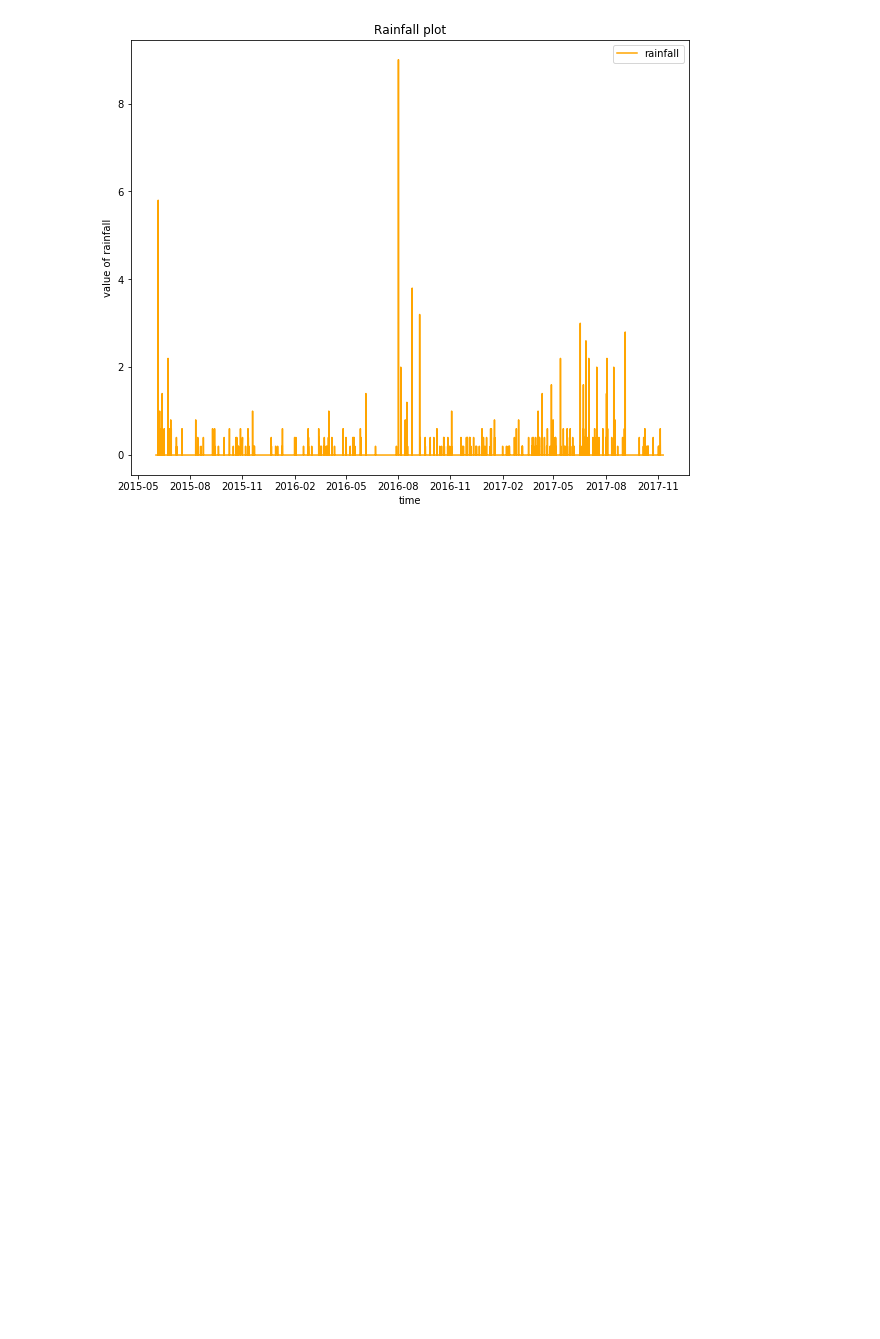
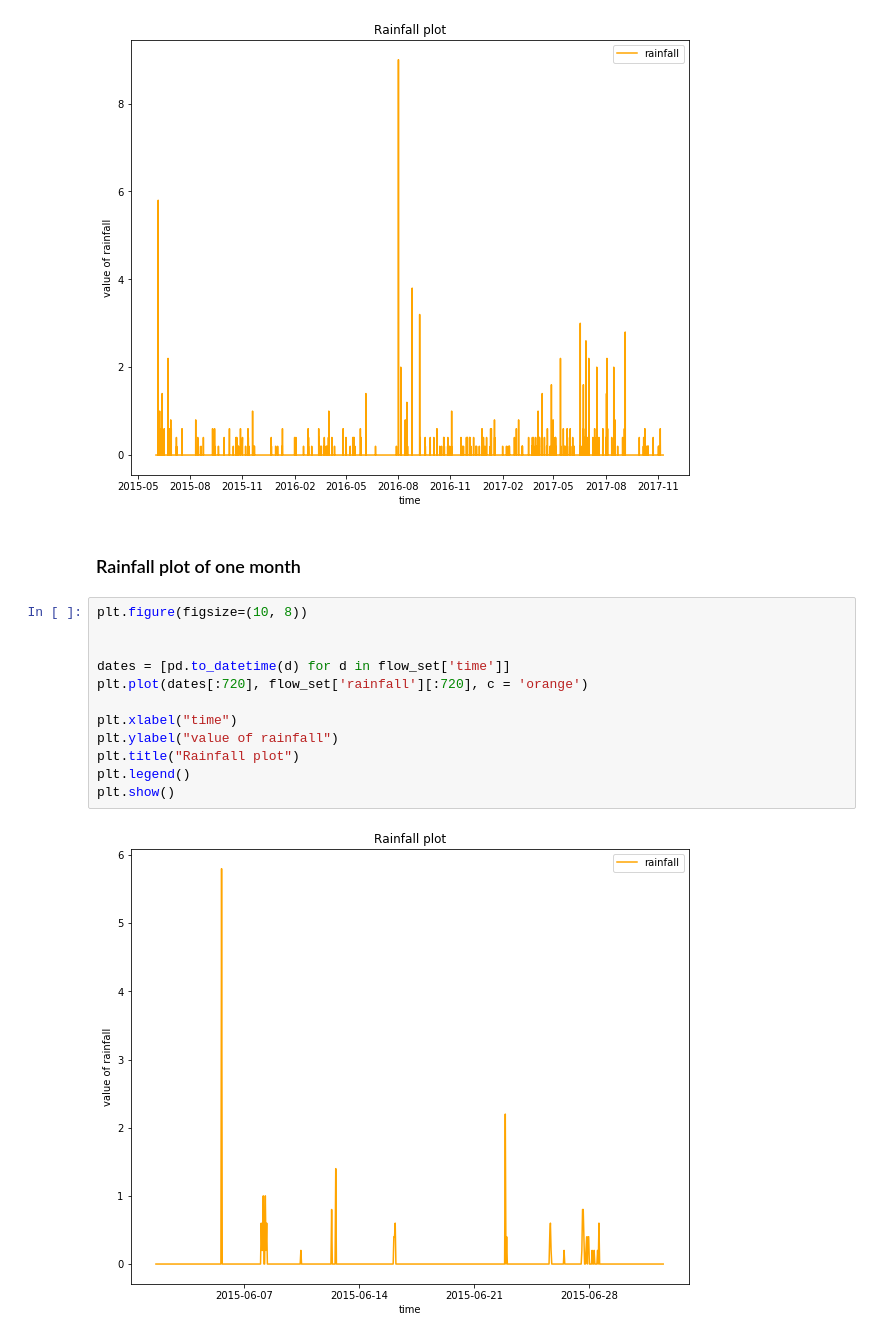
Before and after one commit to efemeryds/flow_exploration, a Jupyter notebook: notebooks/tree-regression-with-rainfall.ipynb, the cells around one changed output. Drawn from its saved outputs; the diff is of its cells as text; blank space fills up the shorter version.

```diff
--- a/notebooks/tree-regression-with-rainfall.ipynb
+++ b/notebooks/tree-regression-with-rainfall.ipynb
@@ -114,3 +114,19 @@ plt.legend()
 plt.show()
 # %% [output]
 [figure]
+# %% [markdown]
+### Rainfall plot of one month
+# %%
+plt.figure(figsize=(10, 8))
+
+
+dates = [pd.to_datetime(d) for d in flow_set['time']]
+plt.plot(dates[:720], flow_set['rainfall'][:720], c = 'orange')
+
+plt.xlabel("time")
+plt.ylabel("value of rainfall")
+plt.title("Rainfall plot")
+plt.legend()
+plt.show()
+# %% [output]
+[figure, added]
```
Also changed, not shown: parts of 40 cells of this notebook, 1 other file.
